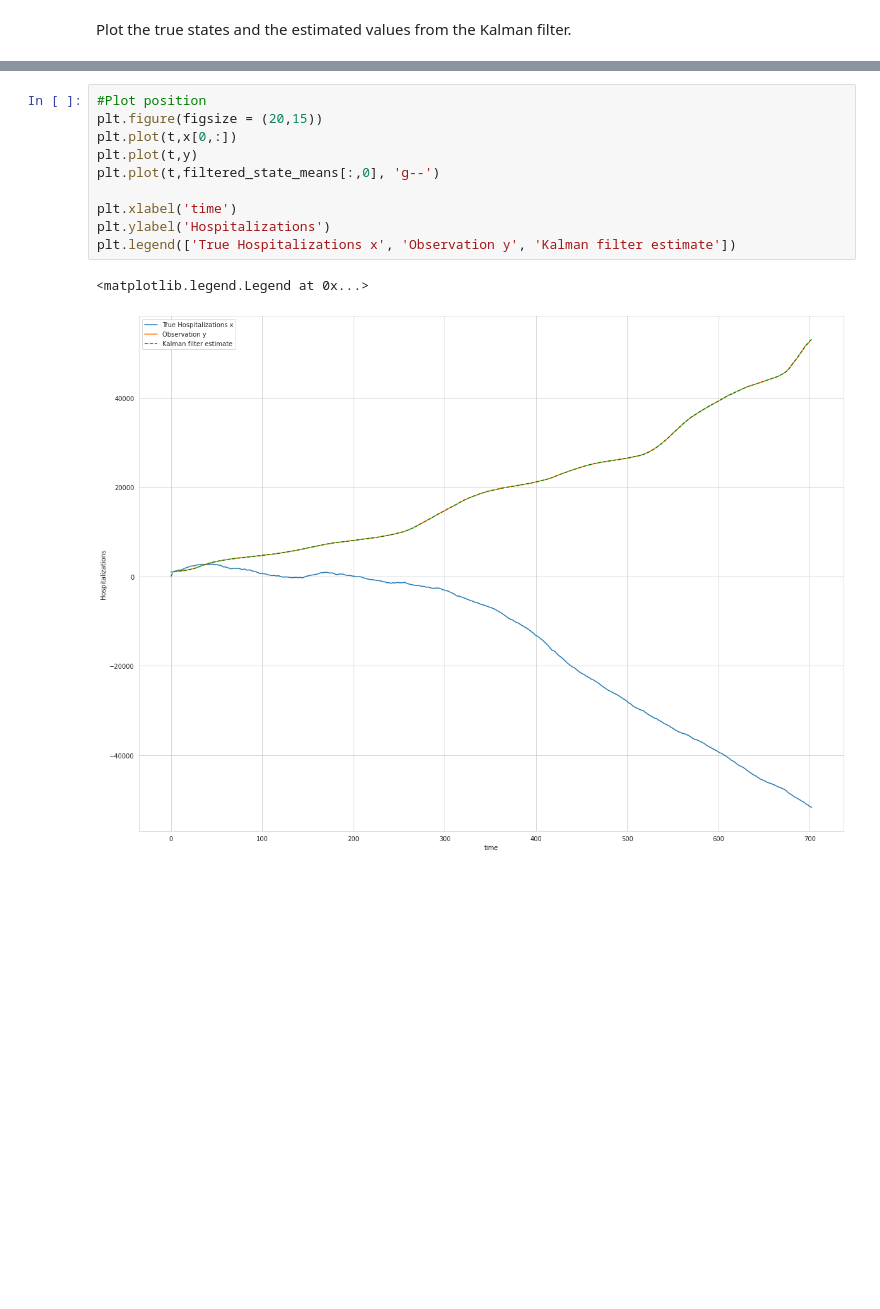
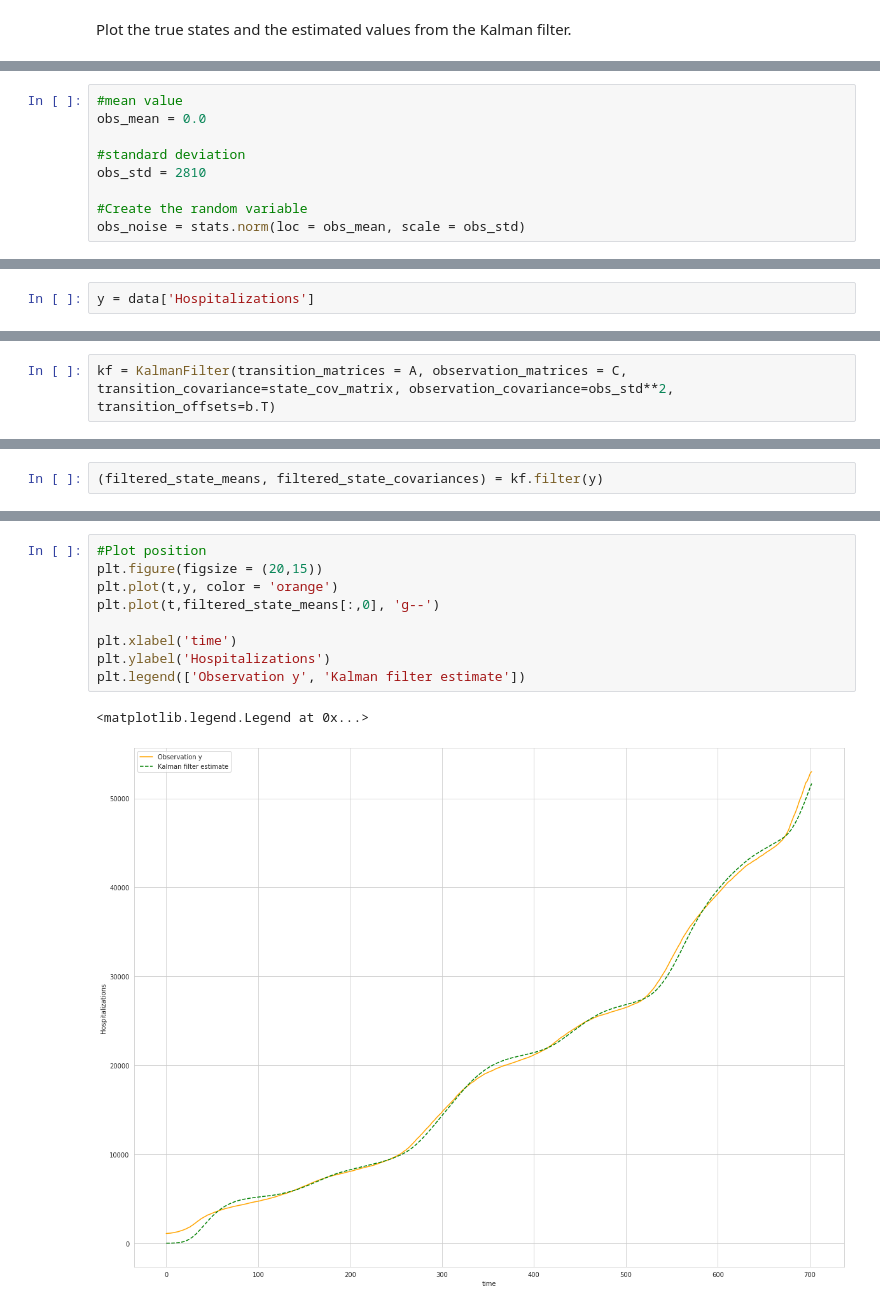
Before and after one commit to poojabhatia17dec/Covid19-hospitalisation-prediction--Kalman-Flter, a Jupyter notebook: Kalman_Filter_Project.ipynb, the cells around one changed output, grey strips where cells are left out. Cells and saved outputs as stored; diff of their text form; blank space fills up the shorter version.

```diff
--- a/Kalman_Filter_Project.ipynb
+++ b/Kalman_Filter_Project.ipynb
@@ -527,0 +502,9 @@ Plot the true states and the estimated values from the Kalman filter.
+# %%
+#mean value
+obs_mean = 0.0
+
+#standard deviation
+obs_std = 2810
+
+#Create the random variable
+obs_noise = stats.norm(loc = obs_mean, scale = obs_std)
@@ -527,0 +515,2 @@ Plot the true states and the estimated values from the Kalman filter.
+# %%
+y = data['Hospitalizations']
@@ -527,0 +519,2 @@ Plot the true states and the estimated values from the Kalman filter.
+# %%
+kf = KalmanFilter(transition_matrices = A, observation_matrices = C, transition_covariance=state_cov_matrix, observation_covariance=obs_std**2, transition_offsets=b.T)
@@ -527,0 +523,2 @@ Plot the true states and the estimated values from the Kalman filter.
+# %%
+(filtered_state_means, filtered_state_covariances) = kf.filter(y)
@@ -528,13 +527,12 @@ Plot the true states and the estimated values from the Kalman filter.
 # %%
 #Plot position
 plt.figure(figsize = (20,15))
-plt.plot(t,x[0,:])
-plt.plot(t,y)
+plt.plot(t,y, color = 'orange')
 plt.plot(t,filtered_state_means[:,0], 'g--')
 
 plt.xlabel('time')
 plt.ylabel('Hospitalizations')
-plt.legend(['True Hospitalizations x', 'Observation y', 'Kalman filter estimate'])
+plt.legend(['Observation y', 'Kalman filter estimate'])
 # %% [output]
 <matplotlib.legend.Legend at 0x...>
-[figure, old version]
+[figure, new version]
```
Also changed, not shown: parts of 99 cells of this notebook.
